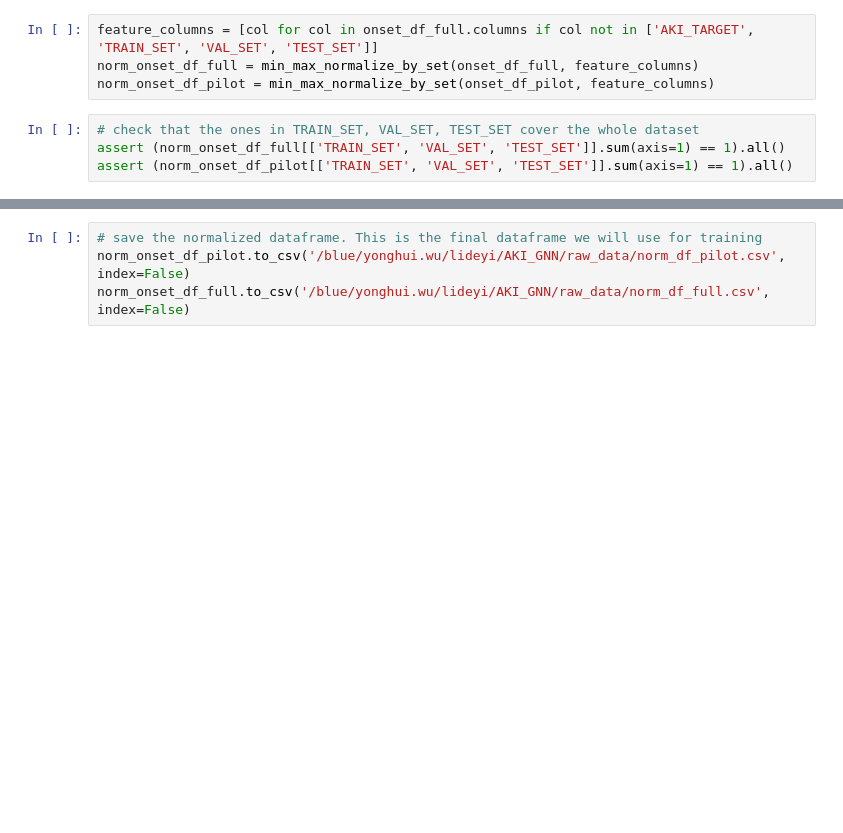
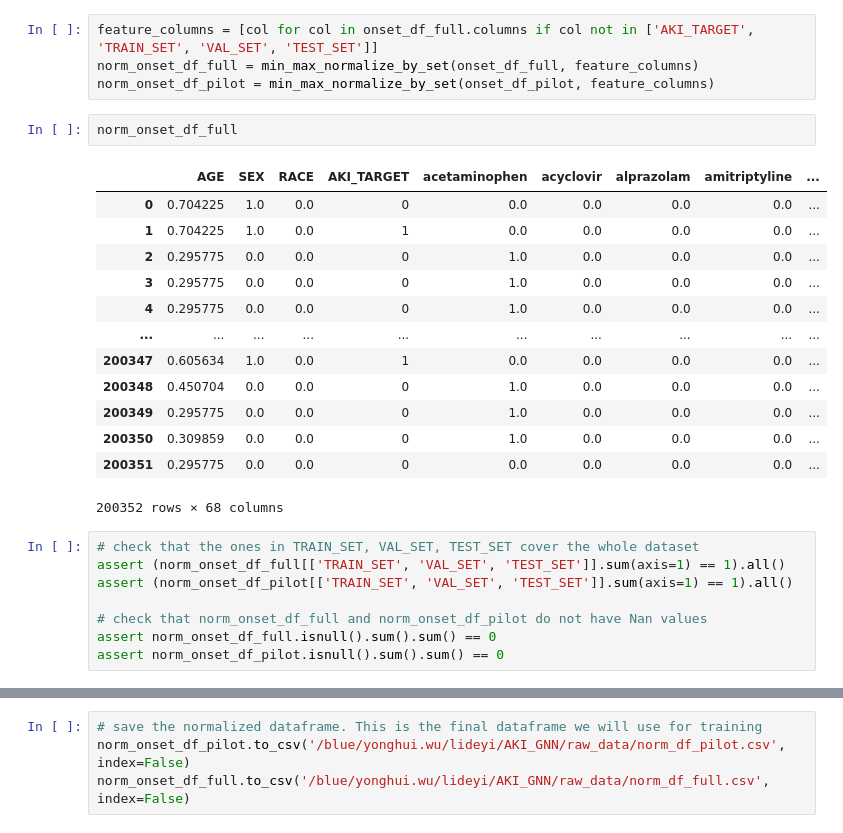
Before and after one commit to deyili1997/AKI_GNN, a Jupyter notebook: notebooks/eda/C_construct_feature_space.ipynb, the cells around one changed output, grey strips where cells are left out. Drawn from its saved outputs; the diff is of its cells as text; blank space fills up the shorter version.

```diff
--- a/notebooks/eda/C_construct_feature_space.ipynb
+++ b/notebooks/eda/C_construct_feature_space.ipynb
@@ -401,7 +413,27 @@ def min_max_normalize(df_subset: pd.DataFrame) -> pd.DataFrame:
 feature_columns = [col for col in onset_df_full.columns if col not in ['AKI_TARGET', 'TRAIN_SET', 'VAL_SET', 'TEST_SET']]
 norm_onset_df_full = min_max_normalize_by_set(onset_df_full, feature_columns)
 norm_onset_df_pilot = min_max_normalize_by_set(onset_df_pilot, feature_columns)
+# %%
+norm_onset_df_full
+# %% [output]
+|  | AGE | SEX | RACE | AKI_TARGET | acetaminophen | acyclovir | alprazolam | amitriptyline | ... |
+| 0 | 0.704225 | 1.0 | 0.0 | 0 | 0.0 | 0.0 | 0.0 | 0.0 | ... |
+| 1 | 0.704225 | 1.0 | 0.0 | 1 | 0.0 | 0.0 | 0.0 | 0.0 | ... |
+| 2 | 0.295775 | 0.0 | 0.0 | 0 | 1.0 | 0.0 | 0.0 | 0.0 | ... |
+| 3 | 0.295775 | 0.0 | 0.0 | 0 | 1.0 | 0.0 | 0.0 | 0.0 | ... |
+| 4 | 0.295775 | 0.0 | 0.0 | 0 | 1.0 | 0.0 | 0.0 | 0.0 | ... |
+| ... | ... | ... | ... | ... | ... | ... | ... | ... | ... |
+| 200347 | 0.605634 | 1.0 | 0.0 | 1 | 0.0 | 0.0 | 0.0 | 0.0 | ... |
+| 200348 | 0.450704 | 0.0 | 0.0 | 0 | 1.0 | 0.0 | 0.0 | 0.0 | ... |
+| 200349 | 0.295775 | 0.0 | 0.0 | 0 | 1.0 | 0.0 | 0.0 | 0.0 | ... |
+| 200350 | 0.309859 | 0.0 | 0.0 | 0 | 1.0 | 0.0 | 0.0 | 0.0 | ... |
+| 200351 | 0.295775 | 0.0 | 0.0 | 0 | 0.0 | 0.0 | 0.0 | 0.0 | ... |
+200352 rows × 68 columns
 # %%
 # check that the ones in TRAIN_SET, VAL_SET, TEST_SET cover the whole dataset
 assert (norm_onset_df_full[['TRAIN_SET', 'VAL_SET', 'TEST_SET']].sum(axis=1) == 1).all()
 assert (norm_onset_df_pilot[['TRAIN_SET', 'VAL_SET', 'TEST_SET']].sum(axis=1) == 1).all()
+
+# check that norm_onset_df_full and norm_onset_df_pilot do not have Nan values
+assert norm_onset_df_full.isnull().sum().sum() == 0
+assert norm_onset_df_pilot.isnull().sum().sum() == 0
```
Also changed, not shown: parts of 6 cells of this notebook, 6 other files.
